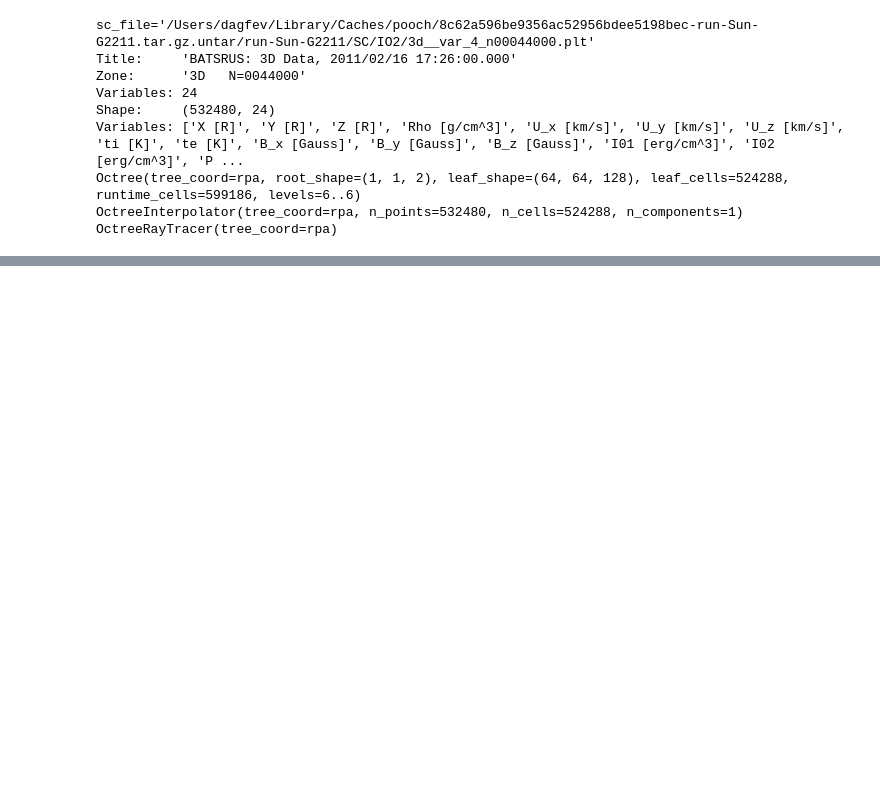
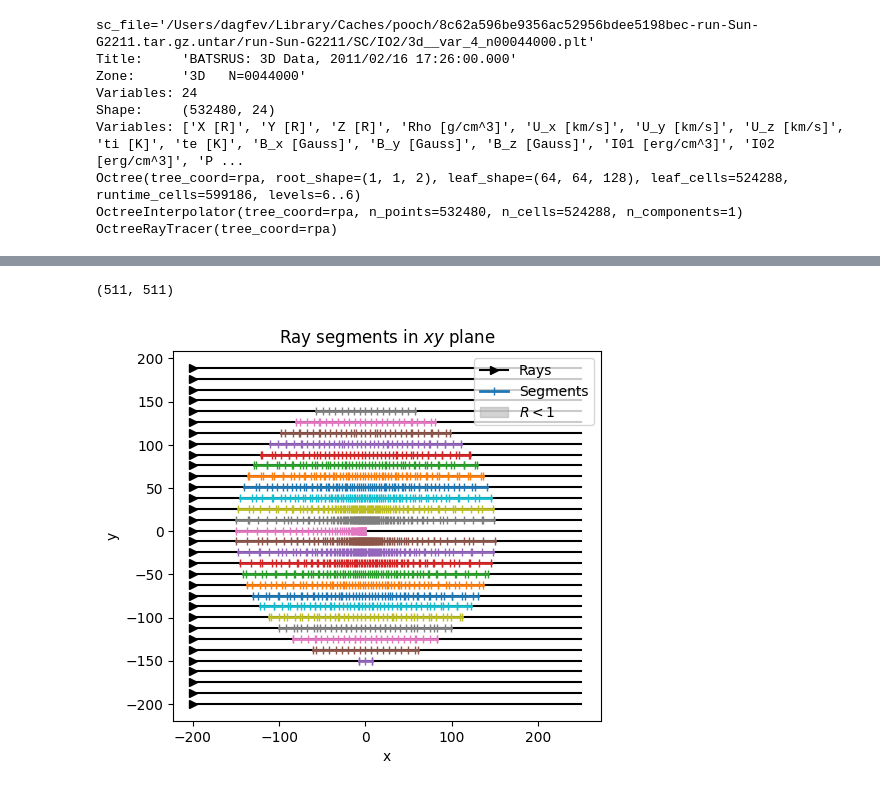
Before and after one commit to svaberg/batcamp, a Jupyter notebook: examples/ray_image.ipynb, the cells around one changed output, grey strips where cells are left out. Drawn from its saved outputs; the diff is of its cells as text; code cells hidden in the pictures; blank space fills up the shorter version.

```diff
--- a/examples/ray_image.ipynb
+++ b/examples/ray_image.ipynb
@@ -105,0 +102,44 @@ cells per ray: min=0, median=48.0, max=220
+# %%
+segments = tracer.trace(origins, directions)
+print(segments.shape)
+# %% [output]
+(511, 511)
+# %%
+row_id = origins.shape[0] // 2  # Draw center row of rays where z is zero
+row_segments = segments[row_id, ::16]  # Subsample rays for better visibility in the plot
+
+fig, ax = plt.subplots()
+
+# Draw rays from their origin to the right edge of the plot.
+for ray_id, origin_xyz in enumerate(row_segments.origins):
+    ax.plot(
+        [origin_xyz[0], 250],
+        [origin_xyz[1], origin_xyz[1]],
+        "k->",
+        zorder=0,
+        label="Rays" if ray_id == 0 else None,
+        markevery=2,
+    )
+
+# Draw the active ray segments, i.e. the ray segments that intersect the octree cells.
+for ray_id in range(row_segments.size):
+    ray_xyz = row_segments.xyz(ray_id)
+    ax.plot(
+        ray_xyz[:, 0],
+        ray_xyz[:, 1],
+        "|-",
+        zorder=2,
+        linewidth=2,
+        label="Segments" if ray_id == 0 else None,
+    )
+
+# Draw central cavity
+ax.add_patch(plt.Circle((0.0, 0.0), 1.0, color="darkgrey", label="$R < 1$", zorder=3, alpha=0.5))
+ax.set_xlabel("x")
+ax.set_ylabel("y")
+ax.set_title("Ray segments in $xy$ plane")
+ax.set_aspect("equal")
+ax.legend()
+plt.show()
+# %% [output]
+[figure, added]
```
Also changed, not shown: parts of 9 cells of this notebook, 2 other files.
